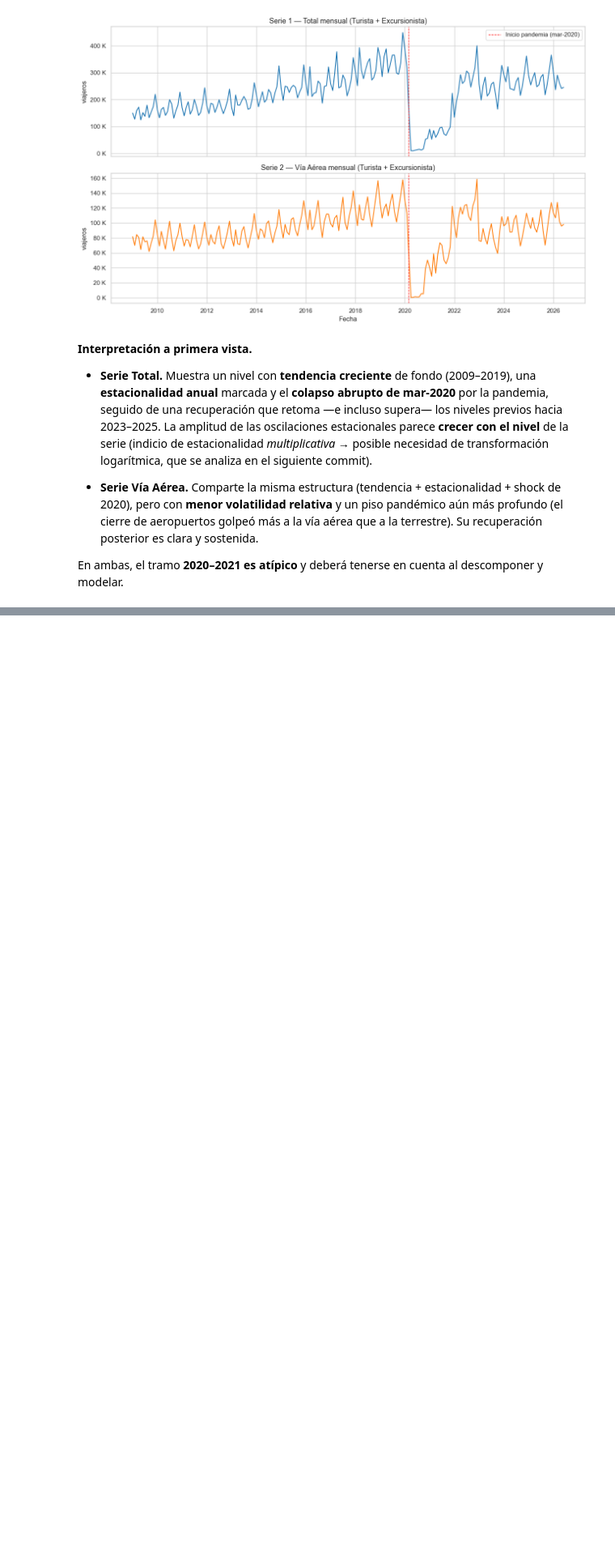
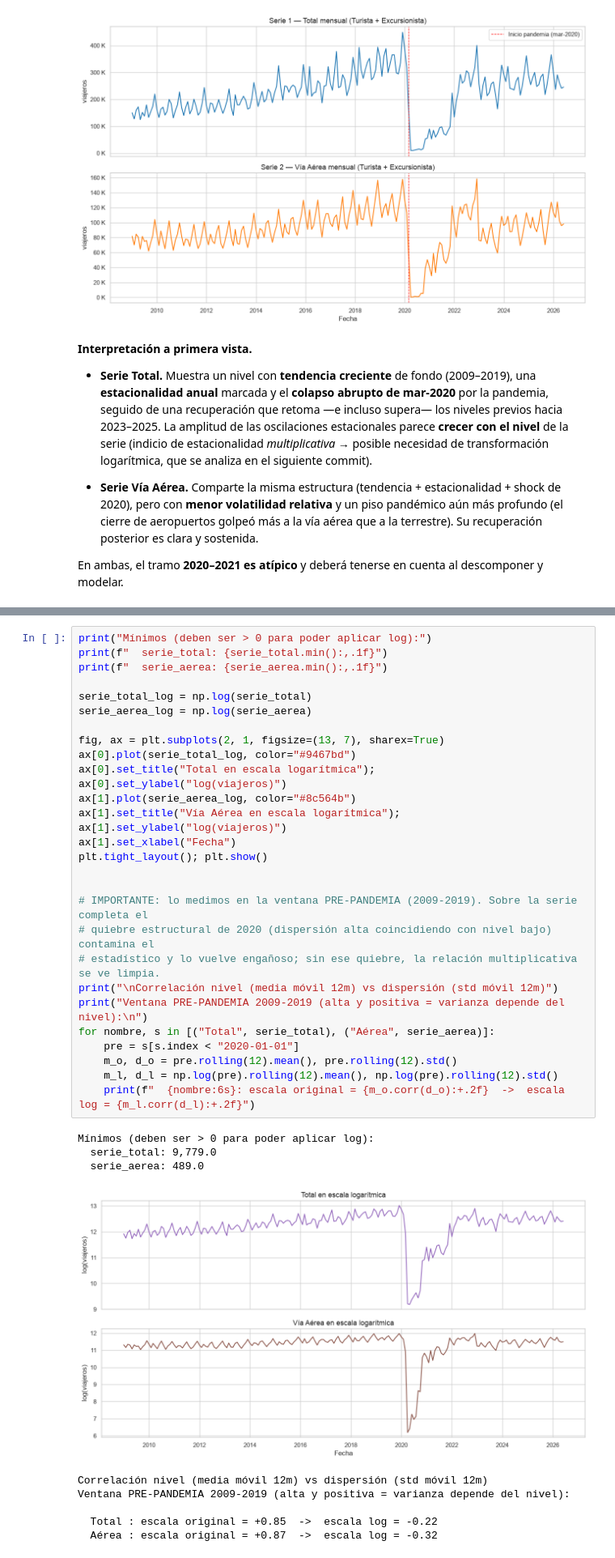
Before and after one commit to nicoCT04/Lab1DataScience, a Jupyter notebook: Lab1_Series_Tiempo.ipynb, the cells around one changed output, grey strips where cells are left out. Shown at 81% size. Drawn from its saved outputs; the diff is of its cells as text; blank space fills up the shorter version.

```diff
--- a/Lab1_Series_Tiempo.ipynb
+++ b/Lab1_Series_Tiempo.ipynb
@@ -585,0 +676,37 @@ En ambas, el tramo **2020–2021 es atípico** y deberá tenerse en cuenta al de
+# %%
+print("Mínimos (deben ser > 0 para poder aplicar log):")
+print(f"  serie_total: {serie_total.min():,.1f}")
+print(f"  serie_aerea: {serie_aerea.min():,.1f}")
+
+serie_total_log = np.log(serie_total)
+serie_aerea_log = np.log(serie_aerea)
+
+fig, ax = plt.subplots(2, 1, figsize=(13, 7), sharex=True)
+ax[0].plot(serie_total_log, color="#9467bd")
+ax[0].set_title("Total en escala logarítmica"); ax[0].set_ylabel("log(viajeros)")
+ax[1].plot(serie_aerea_log, color="#8c564b")
+ax[1].set_title("Vía Aérea en escala logarítmica"); ax[1].set_ylabel("log(viajeros)")
+ax[1].set_xlabel("Fecha")
+plt.tight_layout(); plt.show()
+
+
+# IMPORTANTE: lo medimos en la ventana PRE-PANDEMIA (2009-2019). Sobre la serie completa el
+# quiebre estructural de 2020 (dispersión alta coincidiendo con nivel bajo) contamina el
+# estadístico y lo vuelve engañoso; sin ese quiebre, la relación multiplicativa se ve limpia.
+print("\nCorrelación nivel (media móvil 12m) vs dispersión (std móvil 12m)")
+print("Ventana PRE-PANDEMIA 2009-2019 (alta y positiva = varianza depende del nivel):\n")
+for nombre, s in [("Total", serie_total), ("Aérea", serie_aerea)]:
+    pre = s[s.index < "2020-01-01"]
+    m_o, d_o = pre.rolling(12).mean(), pre.rolling(12).std()
+    m_l, d_l = np.log(pre).rolling(12).mean(), np.log(pre).rolling(12).std()
+    print(f"  {nombre:6s}: escala original = {m_o.corr(d_o):+.2f}  ->  escala log = {m_l.corr(d_l):+.2f}")
+# %% [output]
+Mínimos (deben ser > 0 para poder aplicar log):
+  serie_total: 9,779.0
+  serie_aerea: 489.0
+[figure, added]
+Correlación nivel (media móvil 12m) vs dispersión (std móvil 12m)
+Ventana PRE-PANDEMIA 2009-2019 (alta y positiva = varianza depende del nivel):
+
+  Total : escala original = +0.85  ->  escala log = -0.22
+  Aérea : escala original = +0.87  ->  escala log = -0.32
```
Also changed, not shown: parts of 16 cells of this notebook.
